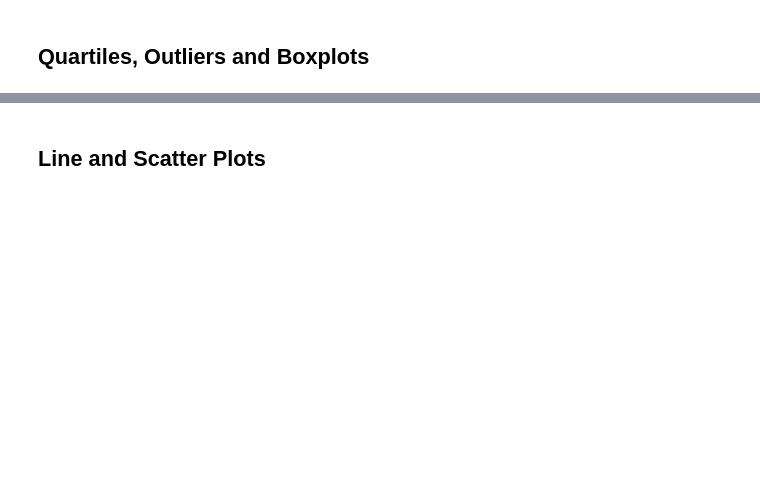
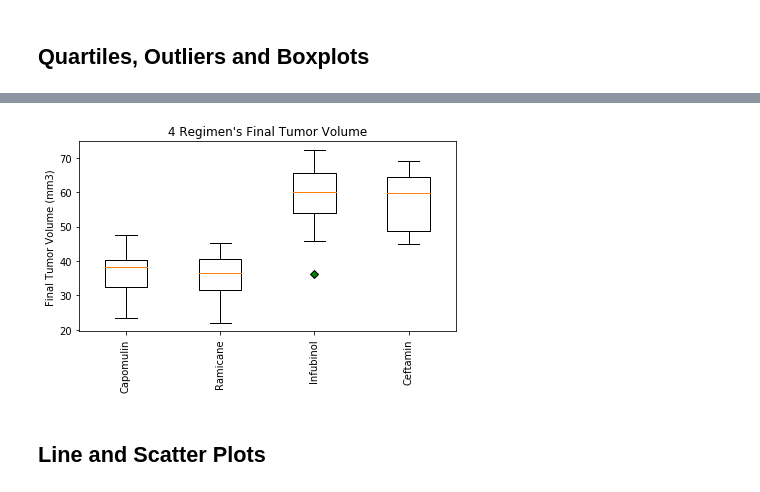
Before and after one commit to SidDas8/matplotlib-challenge, a Jupyter notebook: Pymaceuticals/pymaceuticals_starter.ipynb, the cells around one changed output, grey strips where cells are left out. Cells and saved outputs as stored; diff of their text form; code cells hidden in the pictures; blank space fills up the shorter version.

```diff
--- a/Pymaceuticals/pymaceuticals_starter.ipynb
+++ b/Pymaceuticals/pymaceuticals_starter.ipynb
@@ -283,7 +296,7 @@ mergedtimepoint_df
 treatments = ['Capomulin', 'Ramicane', 'Infubinol', 'Ceftamin']
 
 # Create empty list to fill with tumor vol data (for plotting)
-tumorvoldatapertreatment = []
+pertreatmenttumorvoldata = []
 
 # Calculate the IQR and quantitatively determine if there are any potential outliers.
 # For each drug from the list of 4 drugs
@@ -292,21 +305,25 @@ for each in treatments:
     # Locate the rows which contain mice on each drug and get the tumor volumes
     tumorvolumeperdrug = mergedtimepoint_df.loc[mergedtimepoint_df['Drug Regimen'] == each, 'Tumor Volume (mm3)']
 
-    # add subset
-    tumorvoldatapertreatment.append(tumorvolumeperdrug)
-
-    # Determine outliers using upper and lower bounds
+    # Add to empty list
+    pertreatmenttumorvoldata.append(tumorvolumeperdrug)
 
     # Quartiles
     quartiles = tumorvolumeperdrug.quantile([.25,.5,.75])
+
+    # 25%
     lowerquartile = quartiles[0.25]
+
+    # 50%
     medianquartile = quartiles[0.5]
+
+    # 75%
     upperquartile = quartiles[0.75]
 
     # Inter Quartile Range
     iqr = upperquartile - lowerquartile
 
-    # Upper and Lower bounds(for outliers)
+    # Determine outliers using upper and lower bounds
     lower_bound = lowerquartile - (1.5*iqr)
     upper_bound = upperquartile + (1.5*iqr)
 
@@ -319,23 +357,26 @@ for each in treatments:
 # %%
 # Generate a box plot of the final tumor volume of each mouse across four regimens of interest
 
 # Define color for outlier identifier
-green_diamond = dict(markerfacecolor='g', marker='D')
+green_diamond = dict(markerfacecolor = 'g', marker = 'D')
 
 # Set textual properties
 fig1, ax1 = plt.subplots()
+plt.title("4 Regimen's Final Tumor Volume")
 plt.ylabel('Final Tumor Volume (mm3)')
 
 # Plot boxplots
-ax1.boxplot(tumorvoldatapertreatment, flierprops=green_diamond, labels = treatments)
+ax1.boxplot(pertreatmenttumorvoldata, flierprops = green_diamond, labels = treatments)
 
 # Format x axis headers vertically
 plt.xticks(rotation = 90)
 
 # Resize plot to display labels
 plt.tight_layout()
 
 plt.show()
+# %% [output]
+[figure, added]
 # %% [markdown]
 ## Line and Scatter Plots
 # %%
```
Also changed, not shown: parts of 12 cells of this notebook.
